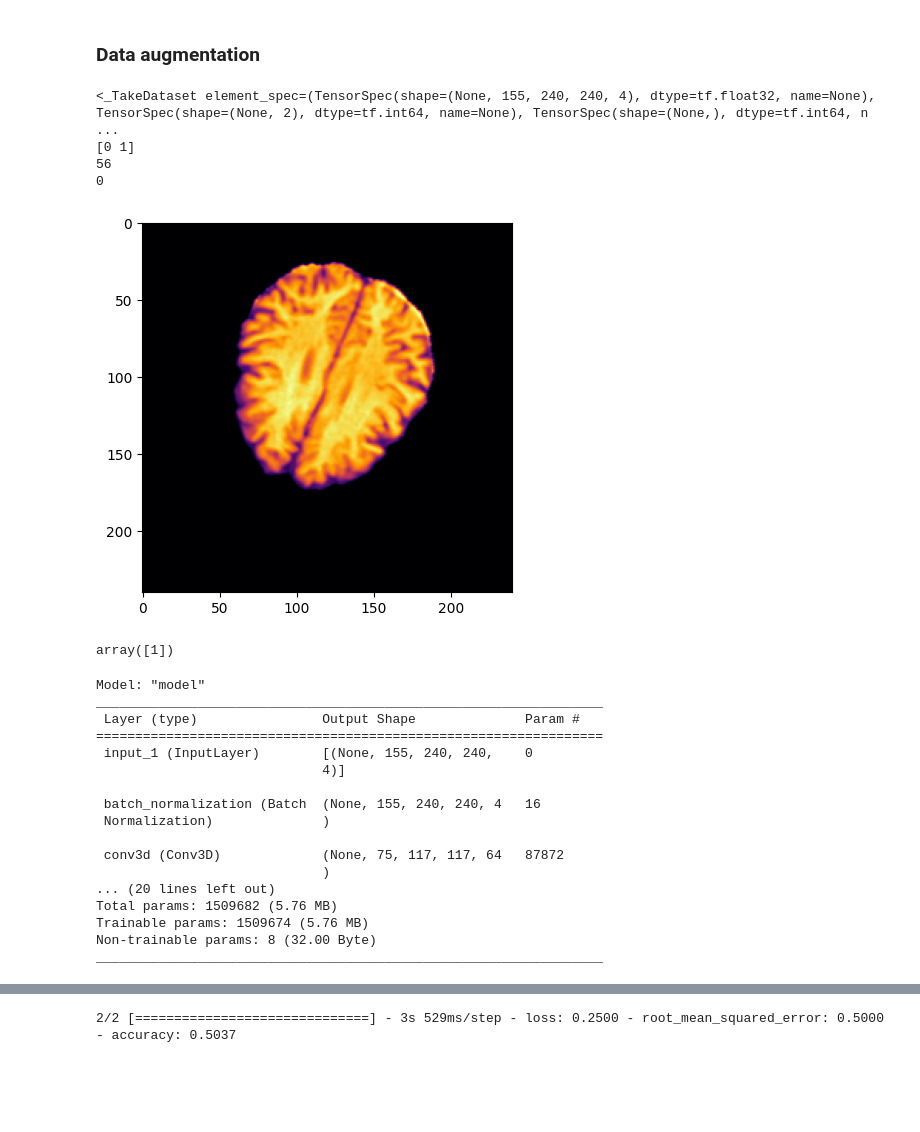
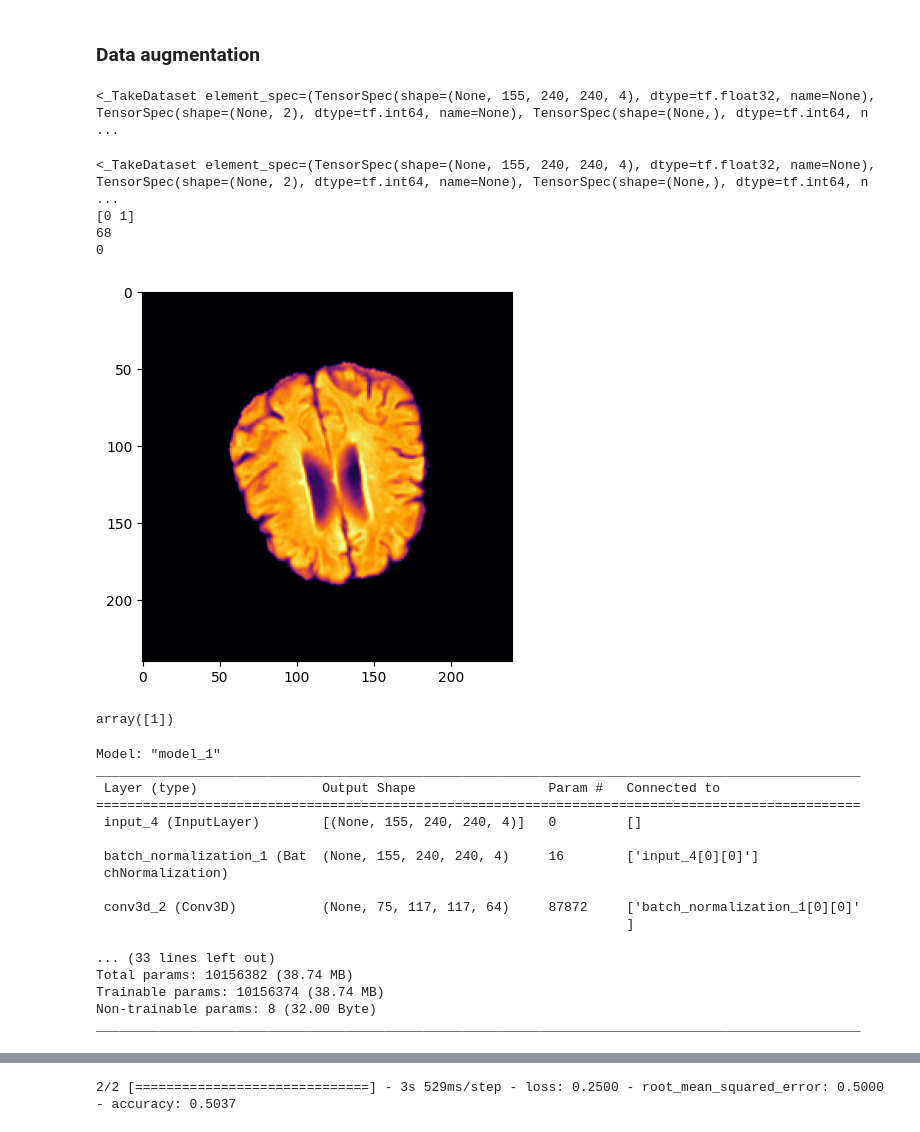
Before and after one commit to LennartPhil/Brain_Mets_Classification, a Jupyter notebook: notebooks/testing/tfr_testing_station.ipynb, the cells around one changed output, grey strips where cells are left out. Cells and saved outputs as stored; diff of their text form; code cells hidden in the pictures; blank space fills up the shorter version.

Commit message:
adds the mulitple input functionality

```diff
--- a/notebooks/testing/tfr_testing_station.ipynb
+++ b/notebooks/testing/tfr_testing_station.ipynb
@@ -192,8 +192,8 @@ def parse_record(record, labeled = False):
     image = tf.reshape(image, [155, 240, 240, 4])
     image = data_augmentation(image)
     if labeled:
-        #return image, example["sex"], example["age"], example["primary"]
-        return image, example["primary"]
+        return (image, example["sex"], example["age"]), example["primary"]
+        #return image, example["primary"]
     else:
         return image
 
@@ -214,21 +214,26 @@ test_data = test_data.batch(1)
 train_data = train_data.prefetch(buffer_size=1)
 val_data = val_data.prefetch(buffer_size=1)
 test_data = test_data.prefetch(buffer_size=1)
+# %%
+#[train_image], [train_sex], [train_age], [train_primary] = train_data.take(1)
+train_data.take(1)
+# %% [output]
+<_TakeDataset element_spec=(TensorSpec(shape=(None, 155, 240, 240, 4), dtype=tf.float32, name=None), TensorSpec(shape=(None, 2), dtype=tf.int64, name=None), TensorSpec(shape=(None,), dtype=tf.int64, n ...
 # %%
-test_data = data.take(1)
+test_data = test_data.take(1)
 print(test_data)
 for image, sex, age, primary in test_data:
     print(sex.numpy()[0])
     print(age.numpy()[0])
     print(primary.numpy()[0])
     numpy_image = image.numpy()
     plt.imshow(numpy_image[0][100, :, :, 0], cmap="inferno")
 # %% [output]
 <_TakeDataset element_spec=(TensorSpec(shape=(None, 155, 240, 240, 4), dtype=tf.float32, name=None), TensorSpec(shape=(None, 2), dtype=tf.int64, name=None), TensorSpec(shape=(None,), dtype=tf.int64, n ...
 [0 1]
-56
+68
 0
-[figure, old version]
+[figure, new version]
 # %%
 activation_func = "relu"
 optimizer = tf.keras.optimizers.legacy.SGD(learning_rate=0.001, momentum=0.9, nesterov=True)
@@ -253,6 +258,8 @@ output_layer = tf.keras.layers.Dense(2, activation="softmax")
 
 # Define inputs
 input_image = tf.keras.layers.Input(shape=(155, 240, 240, 4))
+sex_input = tf.keras.layers.Input(shape=(2,))
+age_input = tf.keras.layers.Input(shape=(1,))
 
 # concatenate input sex and input age
 
@@ -261,7 +268,13 @@ conv_1 = conv_1_layer(batch_norm)
 max_pool_1 = max_pool_1_layer(conv_1)
 conv_2 = conv_2_layer(max_pool_1)
 max_pool_2 = max_pool_2_layer(conv_2)
-dense_1 = dense_1_layer(max_pool_2)
+
+flattened_images = tf.keras.layers.Flatten()(max_pool_2)
+flattened_sex_input = tf.keras.layers.Flatten()(sex_input)
+age_input_reshaped = tf.keras.layers.Reshape((1,))(age_input)  # Reshape age_input to have 2 dimensions
+concatenated_inputs = tf.keras.layers.Concatenate()([flattened_images, age_input_reshaped, flattened_sex_input])
+
+dense_1 = dense_1_layer(concatenated_inputs)
 dropout_1 = dropout_1_layer(dense_1)
 dense_2 = dense_2_layer(dropout_1)
 dropout_2 = dropout_2_layer(dense_2)
@@ -269,27 +282,27 @@ output = output_layer(dropout_2)
 
 
 
-model = tf.keras.Model(inputs = input_image, outputs = [output])
+model = tf.keras.Model(inputs = [input_image, sex_input, age_input], outputs = [output])
 model.compile(loss="mse", optimizer=optimizer, metrics = ["RootMeanSquaredError", "accuracy"])
 model.summary()
 # %% [output]
-Model: "model"
-_________________________________________________________________
- Layer (type)                Output Shape              Param #
-=================================================================
- input_1 (InputLayer)        [(None, 155, 240, 240,    0
-                             4)]
+Model: "model_1"
+__________________________________________________________________________________________________
+ Layer (type)                Output Shape                 Param #   Connected to
+==================================================================================================
+ input_4 (InputLayer)        [(None, 155, 240, 240, 4)]   0         []
 
- batch_normalization (Batch  (None, 155, 240, 240, 4   16
- Normalization)              )
+ batch_normalization_1 (Bat  (None, 155, 240, 240, 4)     16        ['input_4[0][0]']
+ chNormalization)
 
- conv3d (Conv3D)             (None, 75, 117, 117, 64   87872
-                             )
-... (20 lines left out)
-Total params: 1509682 (5.76 MB)
-Trainable params: 1509674 (5.76 MB)
+ conv3d_2 (Conv3D)           (None, 75, 117, 117, 64)     87872     ['batch_normalization_1[0][0]'
+                                                                    ]
+
+... (33 lines left out)
+Total params: 10156382 (38.74 MB)
+Trainable params: 10156374 (38.74 MB)
 Non-trainable params: 8 (32.00 Byte)
-_________________________________________________________________
+__________________________________________________________________________________________________
 # %%
 model.fit(train_data, validation_data = val_data, epochs=20, batch_size=1,)
 # %% [output]
```
Also changed, not shown: parts of 1 cell of this notebook.
